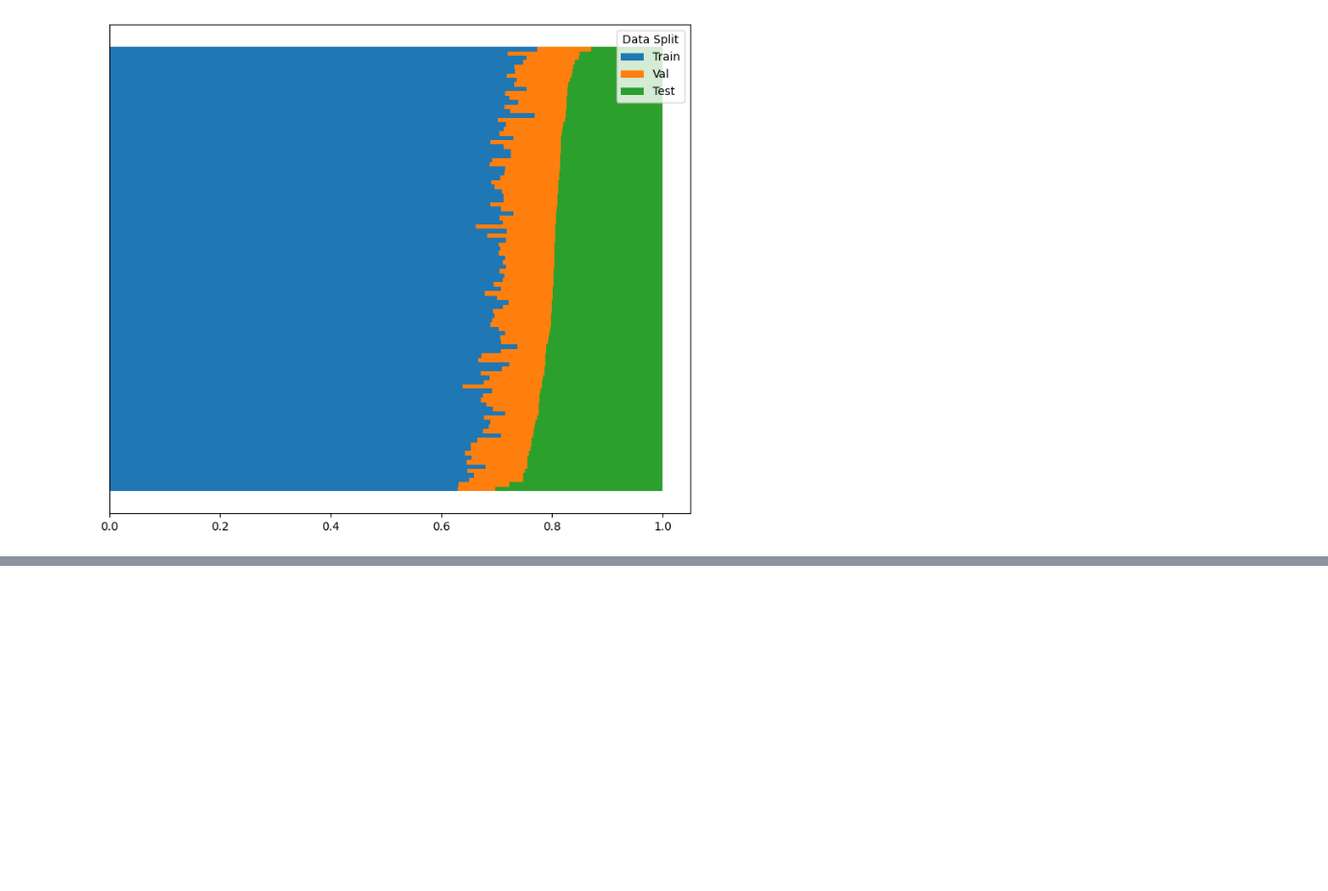
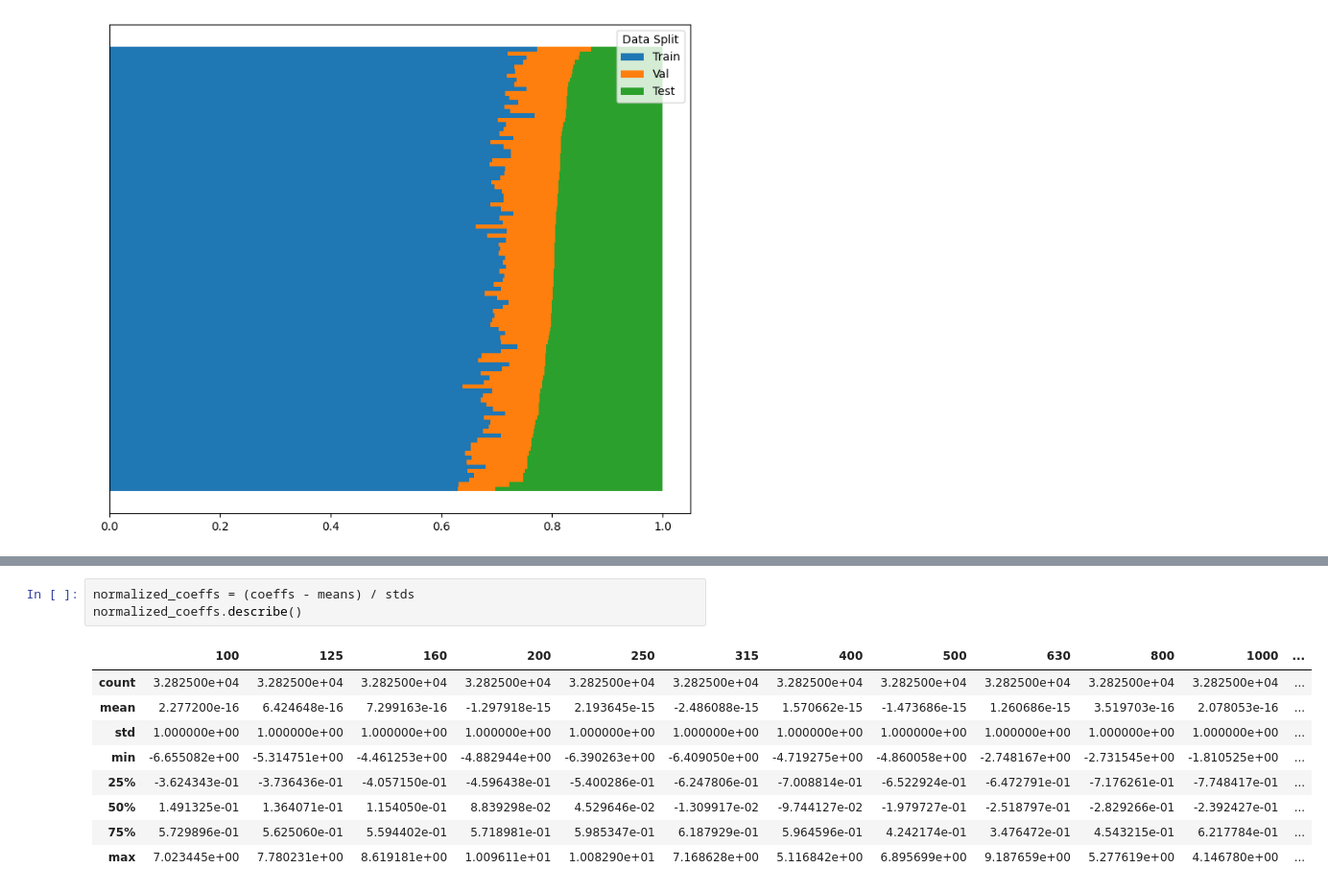
Before and after one commit to eboesch/AcousticDiffusers, a Jupyter notebook: DataExploration.ipynb, the cells around one changed output, grey strips where cells are left out. Shown at 96% size. Drawn from its saved outputs; the diff is of its cells as text; blank space fills up the shorter version.

```diff
--- a/DataExploration.ipynb
+++ b/DataExploration.ipynb
@@ -435,0 +476,13 @@ plt.show()
+# %%
+normalized_coeffs = (coeffs - means) / stds
+normalized_coeffs.describe()
+# %% [output]
+|  | 100 | 125 | 160 | 200 | 250 | 315 | 400 | 500 | 630 | 800 | 1000 | ... |
+| count | 3.282500e+04 | 3.282500e+04 | 3.282500e+04 | 3.282500e+04 | 3.282500e+04 | 3.282500e+04 | 3.282500e+04 | 3.282500e+04 | 3.282500e+04 | 3.282500e+04 | 3.282500e+04 | ... |
+| mean | 2.277200e-16 | 6.424648e-16 | 7.299163e-16 | -1.297918e-15 | 2.193645e-15 | -2.486088e-15 | 1.570662e-15 | -1.473686e-15 | 1.260686e-15 | 3.519703e-16 | 2.078053e-16 | ... |
+| std | 1.000000e+00 | 1.000000e+00 | 1.000000e+00 | 1.000000e+00 | 1.000000e+00 | 1.000000e+00 | 1.000000e+00 | 1.000000e+00 | 1.000000e+00 | 1.000000e+00 | 1.000000e+00 | ... |
+| min | -6.655082e+00 | -5.314751e+00 | -4.461253e+00 | -4.882944e+00 | -6.390263e+00 | -6.409050e+00 | -4.719275e+00 | -4.860058e+00 | -2.748167e+00 | -2.731545e+00 | -1.810525e+00 | ... |
+| 25% | -3.624343e-01 | -3.736436e-01 | -4.057150e-01 | -4.596438e-01 | -5.400286e-01 | -6.247806e-01 | -7.008814e-01 | -6.522924e-01 | -6.472791e-01 | -7.176261e-01 | -7.748417e-01 | ... |
+| 50% | 1.491325e-01 | 1.364071e-01 | 1.154050e-01 | 8.839298e-02 | 4.529646e-02 | -1.309917e-02 | -9.744127e-02 | -1.979727e-01 | -2.518797e-01 | -2.829266e-01 | -2.392427e-01 | ... |
+| 75% | 5.729896e-01 | 5.625060e-01 | 5.594402e-01 | 5.718981e-01 | 5.985347e-01 | 6.187929e-01 | 5.964596e-01 | 4.242174e-01 | 3.476472e-01 | 4.543215e-01 | 6.217784e-01 | ... |
+| max | 7.023445e+00 | 7.780231e+00 | 8.619181e+00 | 1.009611e+01 | 1.008290e+01 | 7.168628e+00 | 5.116842e+00 | 6.895699e+00 | 9.187659e+00 | 5.277619e+00 | 4.146780e+00 | ... |
```
Also changed, not shown: parts of 18 cells of this notebook.
